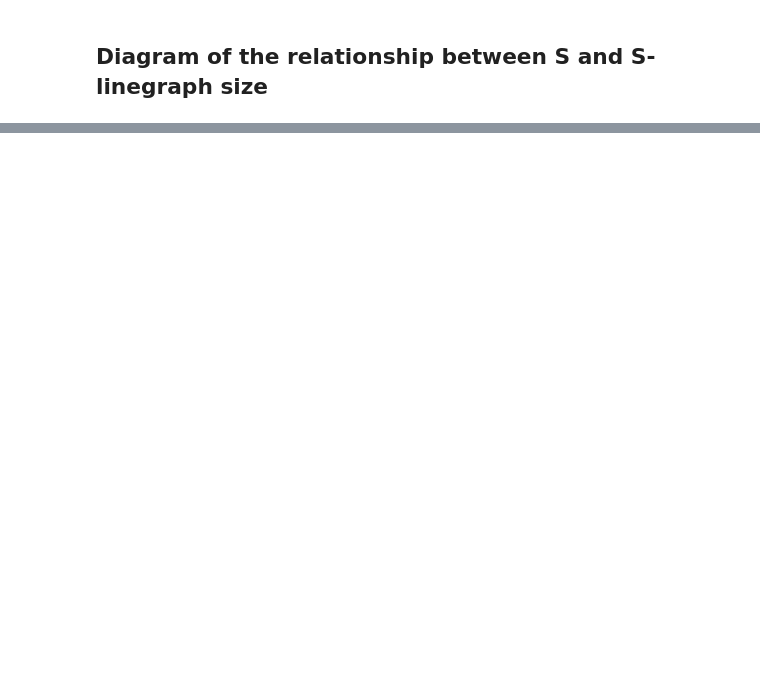
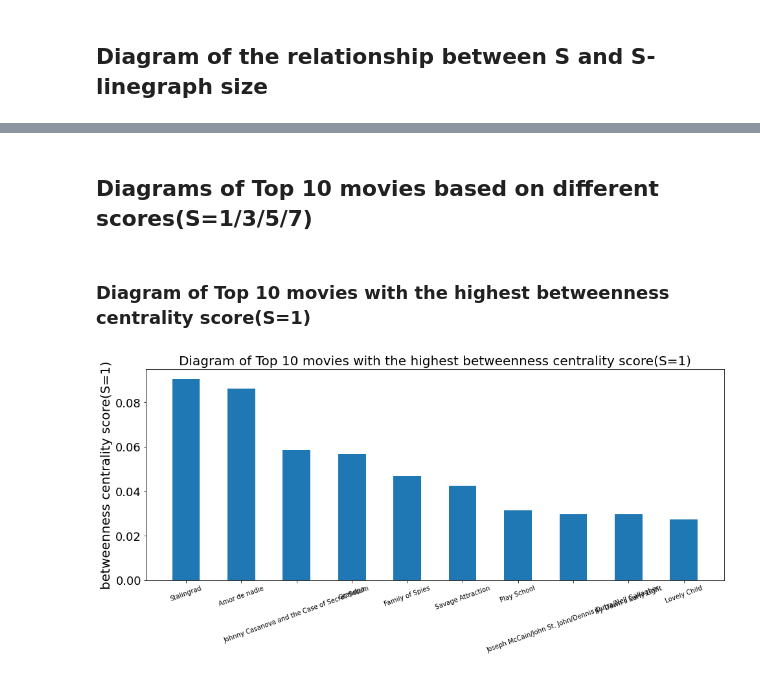
Before and after one commit to ZhipingLi/Cpt_s-591-Project, a Jupyter notebook: Hypergraph Analysis.ipynb, the cells around one changed output, grey strips where cells are left out. Cells and saved outputs as stored; diff of their text form; code cells hidden in the pictures; blank space fills up the shorter version.

```diff
--- a/Hypergraph Analysis.ipynb
+++ b/Hypergraph Analysis.ipynb
@@ -653,0 +1064,20 @@ plt.show()
+# %% [markdown]
+## Diagrams of Top 10 movies based on different scores(S=1/3/5/7)
+# %%
+def plot_diagram_of_top_10_score(result, output):
+    x = result[0]
+    y = result[1]
+    plt.figure(figsize=(16, 6))
+    plt.bar(x, y, width=0.5)
+    plt.xticks(fontsize=10, rotation=20)
+    plt.yticks(fontsize=18)
+    plt.ylabel(output, fontsize=20)
+    diagram_title = 'Diagram of Top 10 movies with the highest ' + output
+    plt.title(diagram_title, fontsize=20)
+    plt.show()
+# %% [markdown]
+### Diagram of Top 10 movies with the highest betweenness centrality score(S=1)
+# %%
+plot_diagram_of_top_10_score(s1_betweenness_result, 'betweenness centrality score(S=1)')
+# %% [output]
+[figure, added]
```
Also changed, not shown: parts of 62 cells of this notebook, 2 other files.
